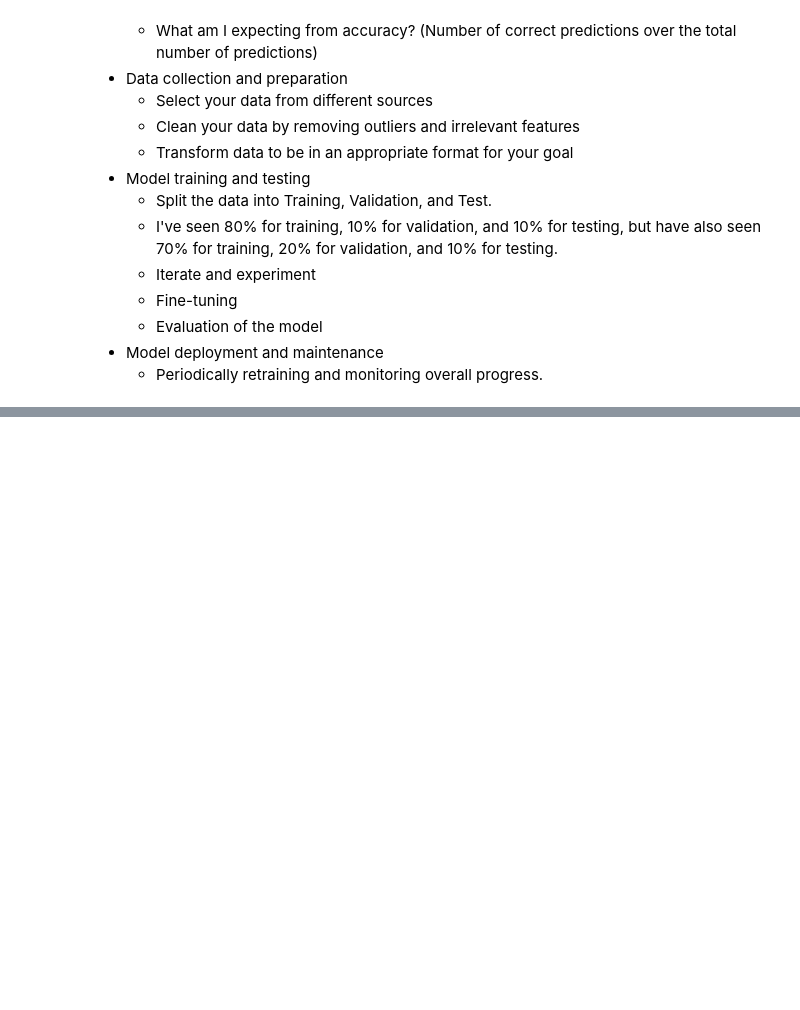
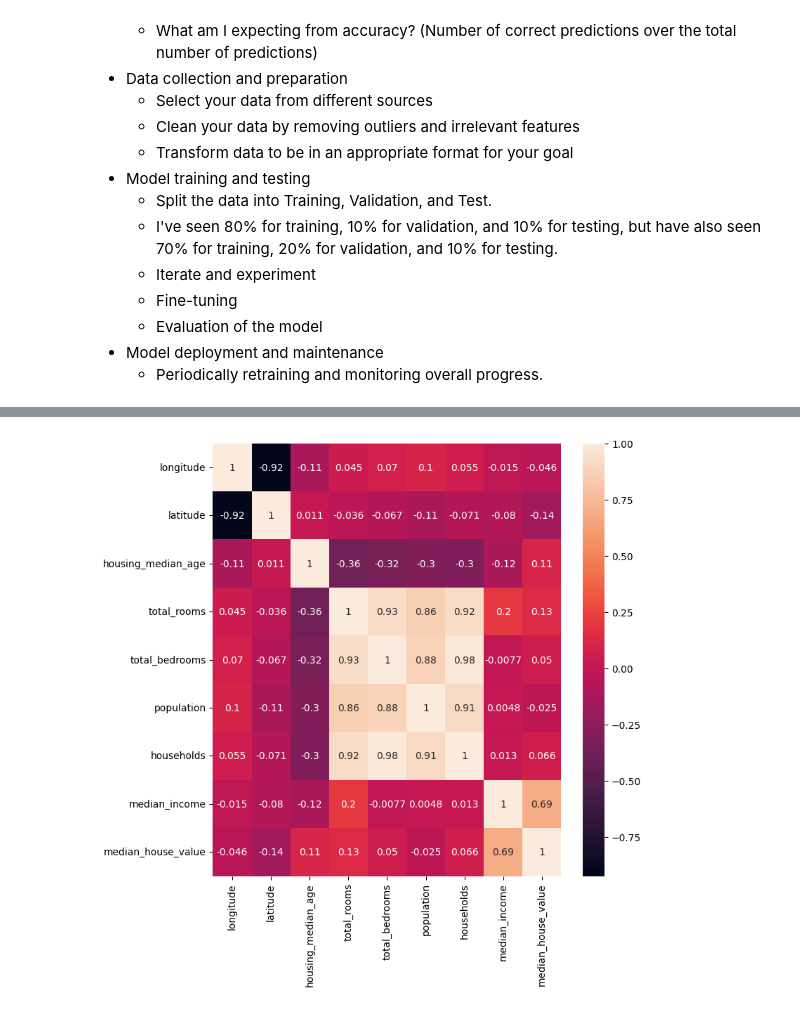
Before and after one commit to Evrot/Cyog, a Jupyter notebook: machine_learning_sept1420.ipynb, the cells around one changed output, grey strips where cells are left out. Saved outputs shown, nothing was run; the diff lists cells and outputs as text; code cells hidden in the pictures; blank space fills up the shorter version.

```diff
--- a/machine_learning_sept1420.ipynb
+++ b/machine_learning_sept1420.ipynb
@@ -47,0 +112,5 @@ It can be built with a large enough dataset + enough compute processing power. L
+# %%
+# Plot a graphical correlation matrix for each pair of columns in the dataframe
+
+corr = housing_df.corr(numeric_only=True) # DataFrame correlation function, containing only numeric values
+print(corr)
@@ -47,0 +135,8 @@ It can be built with a large enough dataset + enough compute processing power. L
+# %%
+# Altering the heatmap size
+plt.figure(figsize=(8,8))
+
+sns.heatmap(corr, annot=True)
+plt.show()
+# %% [output]
+[figure, added]
```
Also changed, not shown: parts of 22 cells of this notebook.
